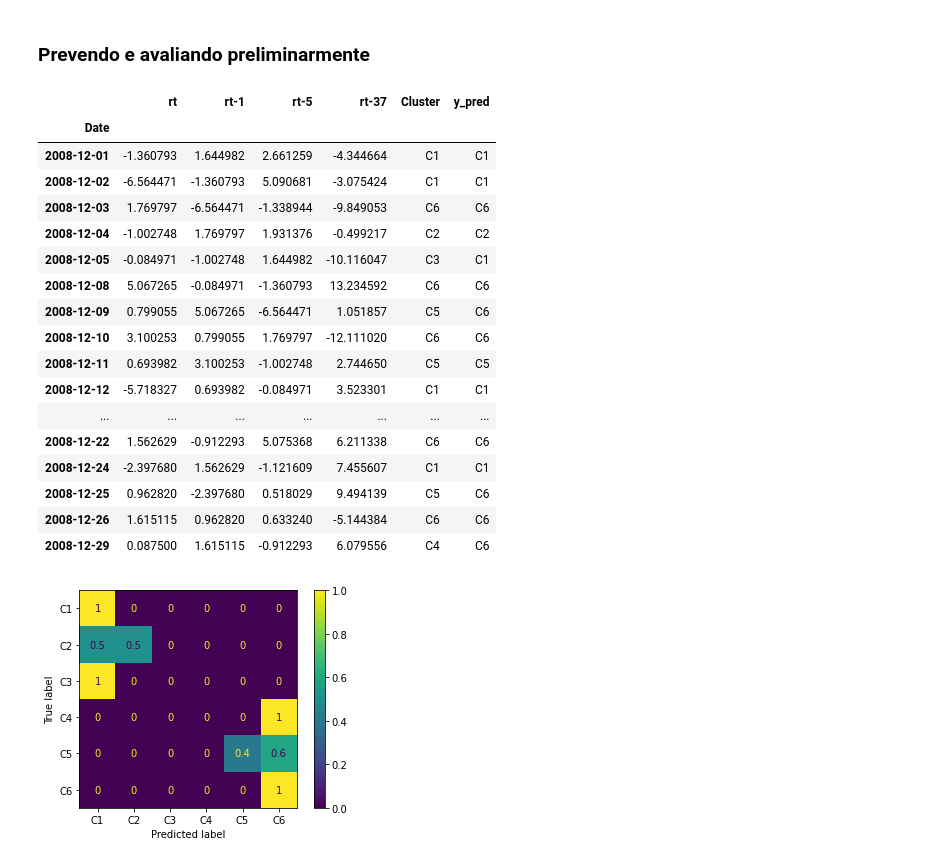
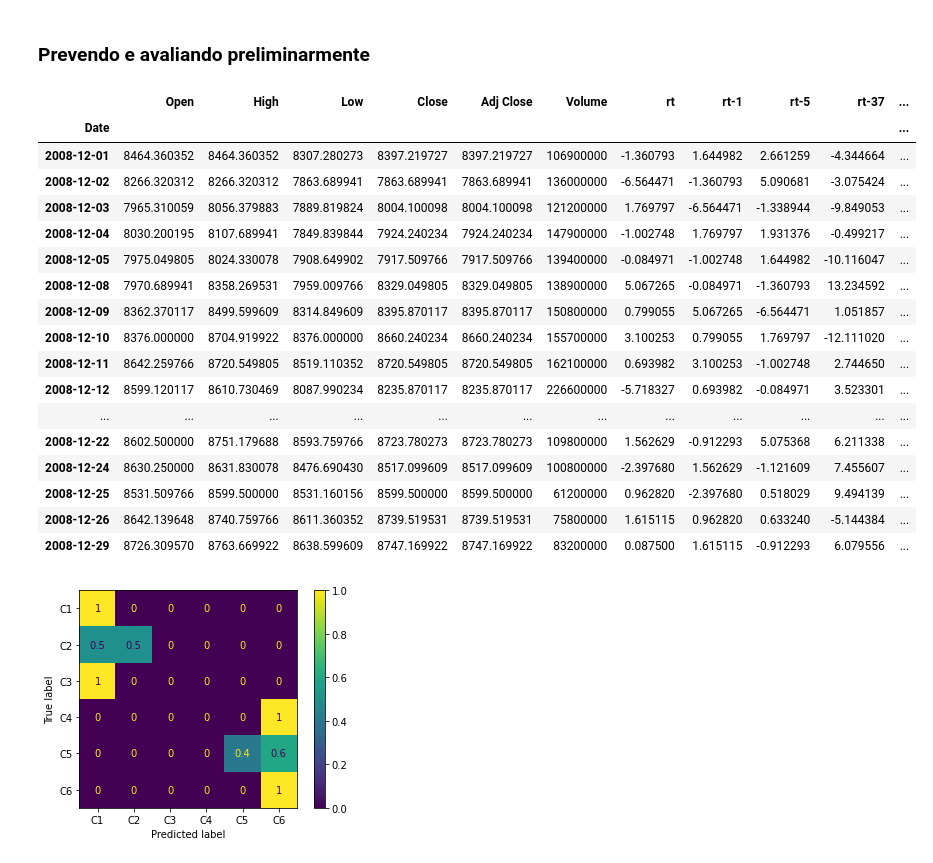
Before and after one commit to cafe-com-analytics/stock_market_index_daily_direction, a Jupyter notebook: notebooks/01_reproducing_paper.ipynb, the cells around one changed output. Cells and saved outputs as stored; diff of their text form; code cells hidden in the pictures.

```diff
--- a/notebooks/01_reproducing_paper.ipynb
+++ b/notebooks/01_reproducing_paper.ipynb
@@ -94,17 +94,18 @@ plt.show();
 
 **Agrupamentos uniformes**
 # %%
-def uniform_clustering(df: pd.DataFrame) -> pd.DataFrame:
+def uniform_clustering(df: pd.DataFrame, lst_columns: list) -> pd.DataFrame:
     """This function creates the target "Cluster" according to the limits described in article."""
-    conditions  = [
-        df["rt"] < -1.12,
-        (df["rt"] >= -1.12) & (df["rt"] < -0.42),
-        (df["rt"] >= -0.42) & (df["rt"] < 0),
-        (df["rt"] >= 0) & (df["rt"] < 0.44),
-        (df["rt"] >= 0.44) & (df["rt"] < 1.07),
-        df["rt"] >= 1.07]
-    choices = [ "C1", "C2", "C3", "C4", "C5", "C6"]
-    df["Cluster"] = np.select(conditions, choices, default=np.nan)
+    for column in lst_columns:
+        conditions  = [
+            df[column] < -1.12,
+            (df[column] >= -1.12) & (df[column] < -0.42),
+            (df[column] >= -0.42) & (df[column] < 0),
+            (df[column] >= 0) & (df[column] < 0.44),
+            (df[column] >= 0.44) & (df[column] < 1.07),
+            df[column] >= 1.07]
+        choices = [ "C1", "C2", "C3", "C4", "C5", "C6"]
+        df["cluster_"+column] = np.select(conditions, choices, default=np.nan)
 
     return df
 # %%
@@ -168,9 +169,9 @@ X_train = df_nikkey[:"2008-11-30"]
 
 X_train["rt"] = (np.log(X_train["Close"]) - np.log(X_train["Close"].shift(periods=1)))*100
 X_train = create_shifted_rt(X_train, [1, 5, 37])
-X_train = uniform_clustering(X_train)
+X_train = uniform_clustering(X_train, ["rt", "rt-1", "rt-5", "rt-37"])
 
 X_train = X_train["1985-02-22":]
-X_train = X_train[["rt", "rt-1", "rt-5", "rt-37", "Cluster"]]
+# X_train = X_train[["cluster_rt", "cluster_rt-1", "cluster_rt-5", "cluster_rt-37"]]
 X_train.head(10)
 # %% [output]
@@ -193,8 +194,8 @@ X_test = df_nikkey["2008-09-01":]
 
 X_test["rt"] = (np.log(X_test["Close"]) - np.log(X_test["Close"].shift(periods=1)))*100
 X_test = create_shifted_rt(X_test, [1, 5, 37])
-X_test = uniform_clustering(X_test)
+X_test = uniform_clustering(X_test, ["rt", "rt-1", "rt-5", "rt-37"])
 
-X_test = X_test[["rt", "rt-1", "rt-5", "rt-37", "Cluster"]]["2008-12-01":]
+X_test = X_test["2008-12-01":]
 X_test.tail(10)
 # %% [output]
@@ -216,34 +217,35 @@ X_test.tail(10)
 Vamos testar primeiro um Naive Bayes:
 # %%
 model = GaussianNB()
-model.fit(X_train.drop("Cluster", axis=1), X_train["Cluster"])
+model.fit(X_train[["rt", "rt-1", "rt-5", "rt-37"]], X_train["cluster_rt"])
 # %% [output]
 GaussianNB()
 # %% [markdown]
 ### Prevendo e avaliando preliminarmente
 # %%
-y_pred = model.predict(X_test.drop("Cluster", axis=1))
+y_pred = model.predict(X_test[["rt", "rt-1", "rt-5", "rt-37"]])
 X_test_ = X_test.copy()
+# X_test_ = X_test_[["rt", "rt-1", "rt-5", "rt-37"]]
 X_test_["y_pred"] = y_pred
 
 X_test_
 # %% [output]
-|  | rt | rt-1 | rt-5 | rt-37 | Cluster | y_pred |
-| Date |  |  |  |  |  |  |
-| 2008-12-01 | -1.360793 | 1.644982 | 2.661259 | -4.344664 | C1 | C1 |
-| 2008-12-02 | -6.564471 | -1.360793 | 5.090681 | -3.075424 | C1 | C1 |
-| 2008-12-03 | 1.769797 | -6.564471 | -1.338944 | -9.849053 | C6 | C6 |
-| 2008-12-04 | -1.002748 | 1.769797 | 1.931376 | -0.499217 | C2 | C2 |
-| 2008-12-05 | -0.084971 | -1.002748 | 1.644982 | -10.116047 | C3 | C1 |
-| 2008-12-08 | 5.067265 | -0.084971 | -1.360793 | 13.234592 | C6 | C6 |
-| 2008-12-09 | 0.799055 | 5.067265 | -6.564471 | 1.051857 | C5 | C6 |
-| 2008-12-10 | 3.100253 | 0.799055 | 1.769797 | -12.111020 | C6 | C6 |
-| 2008-12-11 | 0.693982 | 3.100253 | -1.002748 | 2.744650 | C5 | C5 |
-| 2008-12-12 | -5.718327 | 0.693982 | -0.084971 | 3.523301 | C1 | C1 |
-| ... | ... | ... | ... | ... | ... | ... |
-| 2008-12-22 | 1.562629 | -0.912293 | 5.075368 | 6.211338 | C6 | C6 |
-| 2008-12-24 | -2.397680 | 1.562629 | -1.121609 | 7.455607 | C1 | C1 |
-| 2008-12-25 | 0.962820 | -2.397680 | 0.518029 | 9.494139 | C5 | C6 |
-| 2008-12-26 | 1.615115 | 0.962820 | 0.633240 | -5.144384 | C6 | C6 |
-| 2008-12-29 | 0.087500 | 1.615115 | -0.912293 | 6.079556 | C4 | C6 |
+|  | Open | High | Low | Close | Adj Close | Volume | rt | rt-1 | rt-5 | rt-37 | ... |
+| Date |  |  |  |  |  |  |  |  |  |  | ... |
+| 2008-12-01 | 8464.360352 | 8464.360352 | 8307.280273 | 8397.219727 | 8397.219727 | 106900000 | -1.360793 | 1.644982 | 2.661259 | -4.344664 | ... |
+| 2008-12-02 | 8266.320312 | 8266.320312 | 7863.689941 | 7863.689941 | 7863.689941 | 136000000 | -6.564471 | -1.360793 | 5.090681 | -3.075424 | ... |
+| 2008-12-03 | 7965.310059 | 8056.379883 | 7889.819824 | 8004.100098 | 8004.100098 | 121200000 | 1.769797 | -6.564471 | -1.338944 | -9.849053 | ... |
+| 2008-12-04 | 8030.200195 | 8107.689941 | 7849.839844 | 7924.240234 | 7924.240234 | 147900000 | -1.002748 | 1.769797 | 1.931376 | -0.499217 | ... |
+| 2008-12-05 | 7975.049805 | 8024.330078 | 7908.649902 | 7917.509766 | 7917.509766 | 139400000 | -0.084971 | -1.002748 | 1.644982 | -10.116047 | ... |
+| 2008-12-08 | 7970.689941 | 8358.269531 | 7959.009766 | 8329.049805 | 8329.049805 | 138900000 | 5.067265 | -0.084971 | -1.360793 | 13.234592 | ... |
+| 2008-12-09 | 8362.370117 | 8499.599609 | 8314.849609 | 8395.870117 | 8395.870117 | 150800000 | 0.799055 | 5.067265 | -6.564471 | 1.051857 | ... |
+| 2008-12-10 | 8376.000000 | 8704.919922 | 8376.000000 | 8660.240234 | 8660.240234 | 155700000 | 3.100253 | 0.799055 | 1.769797 | -12.111020 | ... |
+| 2008-12-11 | 8642.259766 | 8720.549805 | 8519.110352 | 8720.549805 | 8720.549805 | 162100000 | 0.693982 | 3.100253 | -1.002748 | 2.744650 | ... |
+| 2008-12-12 | 8599.120117 | 8610.730469 | 8087.990234 | 8235.870117 | 8235.870117 | 226600000 | -5.718327 | 0.693982 | -0.084971 | 3.523301 | ... |
+| ... | ... | ... | ... | ... | ... | ... | ... | ... | ... | ... | ... |
+| 2008-12-22 | 8602.500000 | 8751.179688 | 8593.759766 | 8723.780273 | 8723.780273 | 109800000 | 1.562629 | -0.912293 | 5.075368 | 6.211338 | ... |
+| 2008-12-24 | 8630.250000 | 8631.830078 | 8476.690430 | 8517.099609 | 8517.099609 | 100800000 | -2.397680 | 1.562629 | -1.121609 | 7.455607 | ... |
+| 2008-12-25 | 8531.509766 | 8599.500000 | 8531.160156 | 8599.500000 | 8599.500000 | 61200000 | 0.962820 | -2.397680 | 0.518029 | 9.494139 | ... |
+| 2008-12-26 | 8642.139648 | 8740.759766 | 8611.360352 | 8739.519531 | 8739.519531 | 75800000 | 1.615115 | 0.962820 | 0.633240 | -5.144384 | ... |
+| 2008-12-29 | 8726.309570 | 8763.669922 | 8638.599609 | 8747.169922 | 8747.169922 | 83200000 | 0.087500 | 1.615115 | -0.912293 | 6.079556 | ... |
 # %%
```
Also changed, not shown: parts of 9 cells of this notebook.
